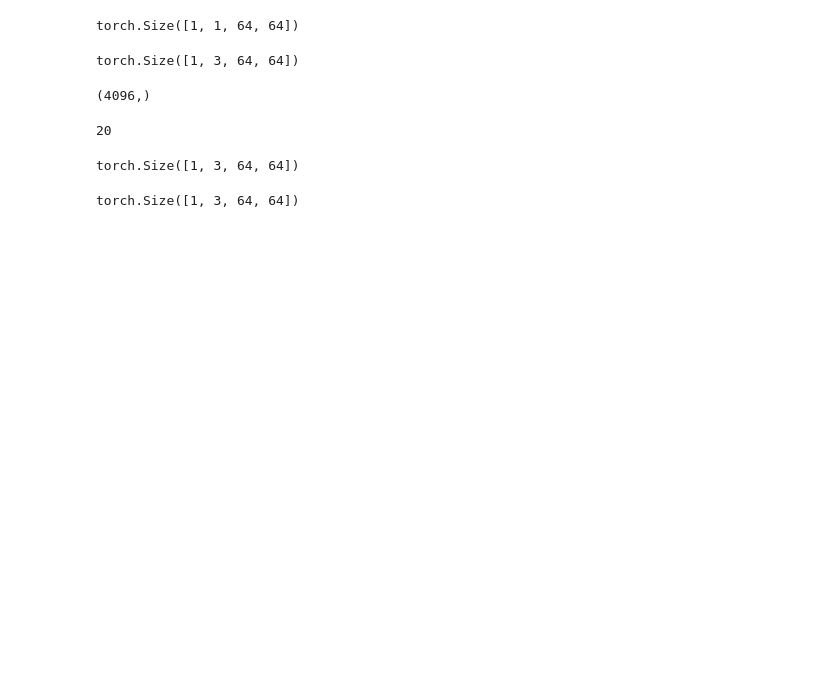
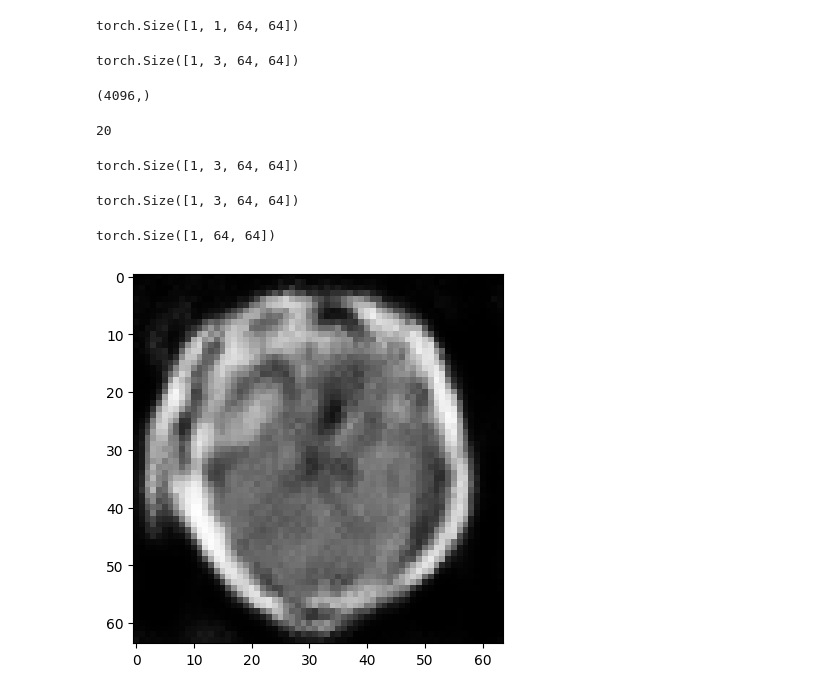
Before and after one commit to VectorJamo/Deep-Learning-Projects, a Jupyter notebook: Model Inversion/Tumor Inversion/Recovered Image Similarity - FedOpt & Tumor Dataset.ipynb, the cells around one changed output. Saved outputs shown, nothing was run; the diff lists cells and outputs as text; code cells hidden in the pictures; blank space fills up the shorter version.

```diff
--- a/Model Inversion/Tumor Inversion/Recovered Image Similarity - FedOpt & Tumor Dataset.ipynb
+++ b/Model Inversion/Tumor Inversion/Recovered Image Similarity - FedOpt & Tumor Dataset.ipynb
@@ -563,6 +563,14 @@ fake1_image = fake1_image.repeat(1, 3, 1, 1)
 fake1_image.shape
 # %% [output]
 torch.Size([1, 3, 64, 64])
+# %%
+fake = class3_optimized_latent_vectors[2]
+fake_img = gen(fake.to(device)).squeeze(dim=0)
+print(fake_img.shape)
+visualize_image(fake_img.detach().cpu())
+# %% [output]
+torch.Size([1, 64, 64])
+[figure, added]
 # %%
 # Get the features of the images
 features_original = get_feature(class1_original_image)
```
Also changed, not shown: parts of 13 cells of this notebook, 2 other files.
